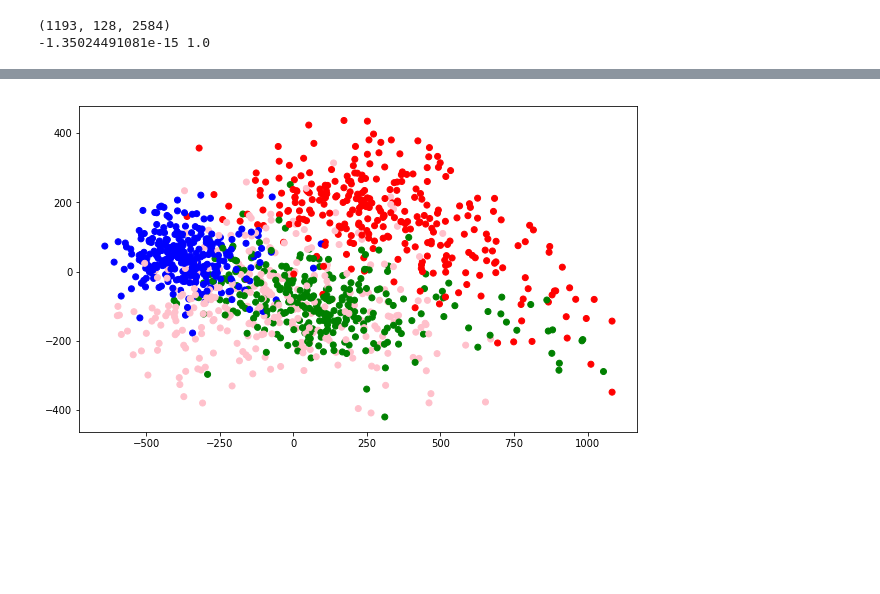
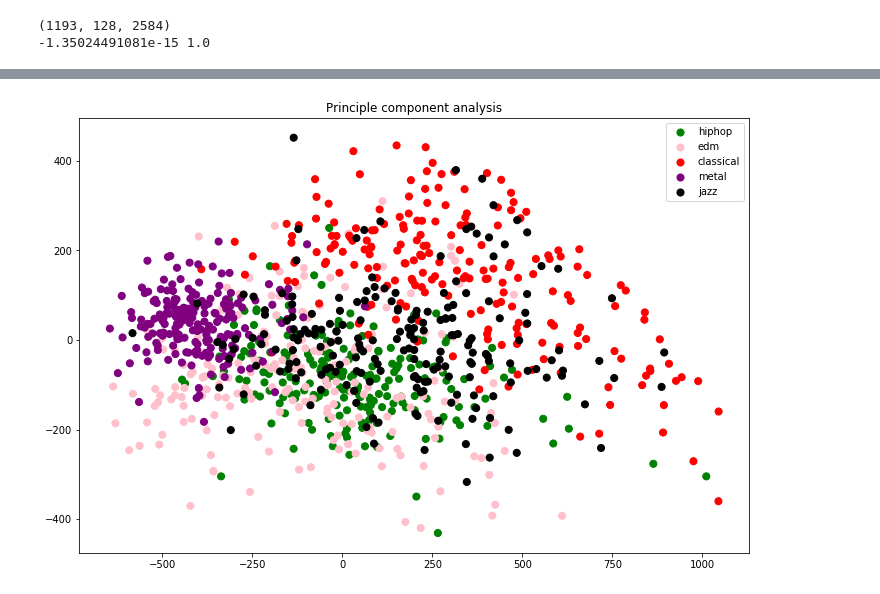
Before and after one commit to ritchie46/music-classification, a Jupyter notebook: modify_data.ipynb, the cells around one changed output, grey strips where cells are left out. Saved outputs shown, nothing was run; the diff lists cells and outputs as text; code cells hidden in the pictures; blank space fills up the shorter version.

```diff
--- a/modify_data.ipynb
+++ b/modify_data.ipynb
@@ -216,7 +228,7 @@ labels = []
 for i in range(len(genres)):
     genre_dir = os.path.join(root, "ms", genres[i])
     files = os.listdir(genre_dir)
-    for j in range(300):
+    for j in range(200):
         arr = np.load(os.path.join(genre_dir, files[j]))
         if arr.shape == (128,2584):
             data.append(arr)
@@ -250,3 +257,0 @@ np.random.shuffle(shuffle_seed)
-# %%
-data = data[shuffle_seed]
-labels = labels[shuffle_seed]
@@ -263,9 +258,19 @@ plt.show()
 # %%
 pca = PCA(n_components=2)
 sol_pca = pca.fit_transform(data)
-# %%
-plt.figure(figsize=(10, 6))
-plt.scatter(sol_pca[:,0], sol_pca[:,1], c=color[labels])
-plt.show()
-# %% [output]
-[figure, removed]
+# %%
+a = 50
+plt.figure(figsize=(12, 8))
+plt.title("Principle component analysis")
+plt.scatter(sol_pca[:,0], sol_pca[:,1], c=color[labels], s=a)
+plt.scatter(sol_pca[0,0], sol_pca[0,1], c="green", s=a, label="hiphop")
+plt.scatter(sol_pca[201,0], sol_pca[201,1], c="pink", s=a, label="edm")
+plt.scatter(sol_pca[401,0], sol_pca[401,1], c="red", s=a, label="classical")
+plt.scatter(sol_pca[601,0], sol_pca[601,1], c="purple", s=a, label="metal")
+plt.scatter(sol_pca[801,0], sol_pca[801,1], c="black", s=a, label="jazz")
+
+plt.legend()
+plt.show()
+plt.close("all")
+# %% [output]
+[figure, added]
```
Also changed, not shown: parts of 21 cells of this notebook, 4 other files.
